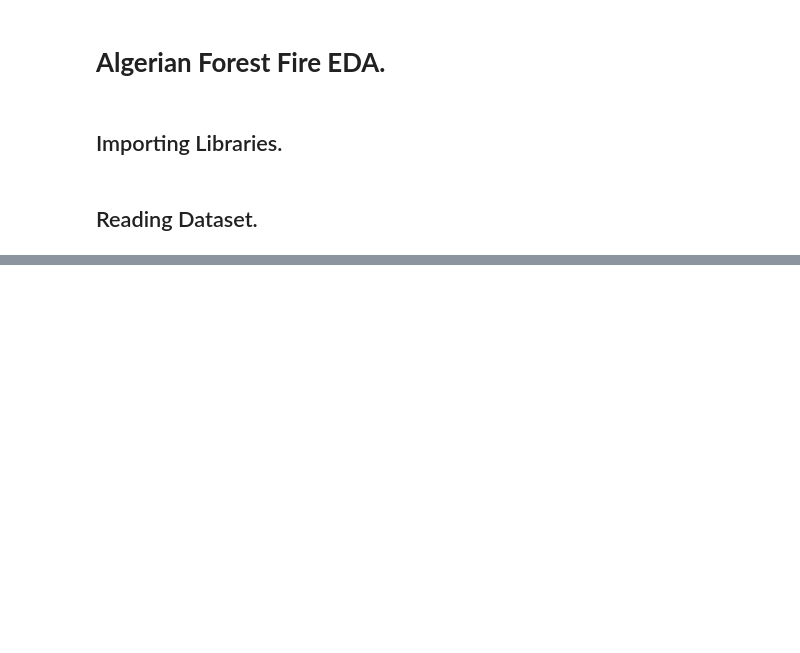
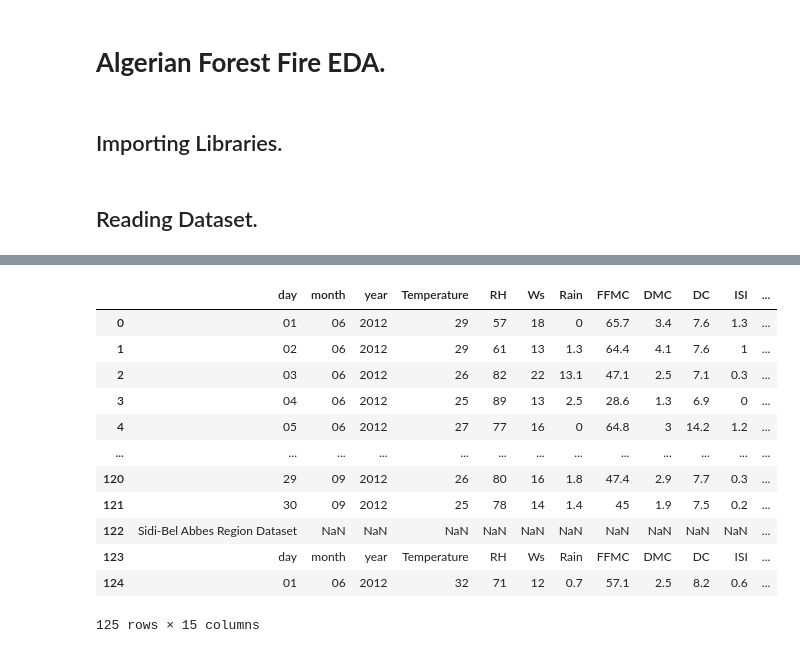
Before and after one commit to Prateekk02/Python, a Jupyter notebook: 15_EDA/03_Algerian_forest_fire.ipynb, the cells around one changed output, grey strips where cells are left out. Cells and saved outputs as stored; diff of their text form; code cells hidden in the pictures; blank space fills up the shorter version.

```diff
--- a/15_EDA/03_Algerian_forest_fire.ipynb
+++ b/15_EDA/03_Algerian_forest_fire.ipynb
@@ -34,0 +77,20 @@ df.shape
+# %%
+dataset.loc[:122,"Region"] = 0
+dataset.loc[122:,"Region"] = 1
+df = dataset
+# %%
+df.head(125)
+# %% [output]
+|  | day | month | year | Temperature | RH | Ws | Rain | FFMC | DMC | DC | ISI | ... |
+| 0 | 01 | 06 | 2012 | 29 | 57 | 18 | 0 | 65.7 | 3.4 | 7.6 | 1.3 | ... |
+| 1 | 02 | 06 | 2012 | 29 | 61 | 13 | 1.3 | 64.4 | 4.1 | 7.6 | 1 | ... |
+| 2 | 03 | 06 | 2012 | 26 | 82 | 22 | 13.1 | 47.1 | 2.5 | 7.1 | 0.3 | ... |
+| 3 | 04 | 06 | 2012 | 25 | 89 | 13 | 2.5 | 28.6 | 1.3 | 6.9 | 0 | ... |
+| 4 | 05 | 06 | 2012 | 27 | 77 | 16 | 0 | 64.8 | 3 | 14.2 | 1.2 | ... |
+| ... | ... | ... | ... | ... | ... | ... | ... | ... | ... | ... | ... | ... |
+| 120 | 29 | 09 | 2012 | 26 | 80 | 16 | 1.8 | 47.4 | 2.9 | 7.7 | 0.3 | ... |
+| 121 | 30 | 09 | 2012 | 25 | 78 | 14 | 1.4 | 45 | 1.9 | 7.5 | 0.2 | ... |
+| 122 | Sidi-Bel Abbes Region Dataset | NaN | NaN | NaN | NaN | NaN | NaN | NaN | NaN | NaN | NaN | ... |
+| 123 | day | month | year | Temperature | RH | Ws | Rain | FFMC | DMC | DC | ISI | ... |
+| 124 | 01 | 06 | 2012 | 32 | 71 | 12 | 0.7 | 57.1 | 2.5 | 8.2 | 0.6 | ... |
+125 rows × 15 columns
```
Also changed, not shown: parts of 43 cells of this notebook, 7 other files.
